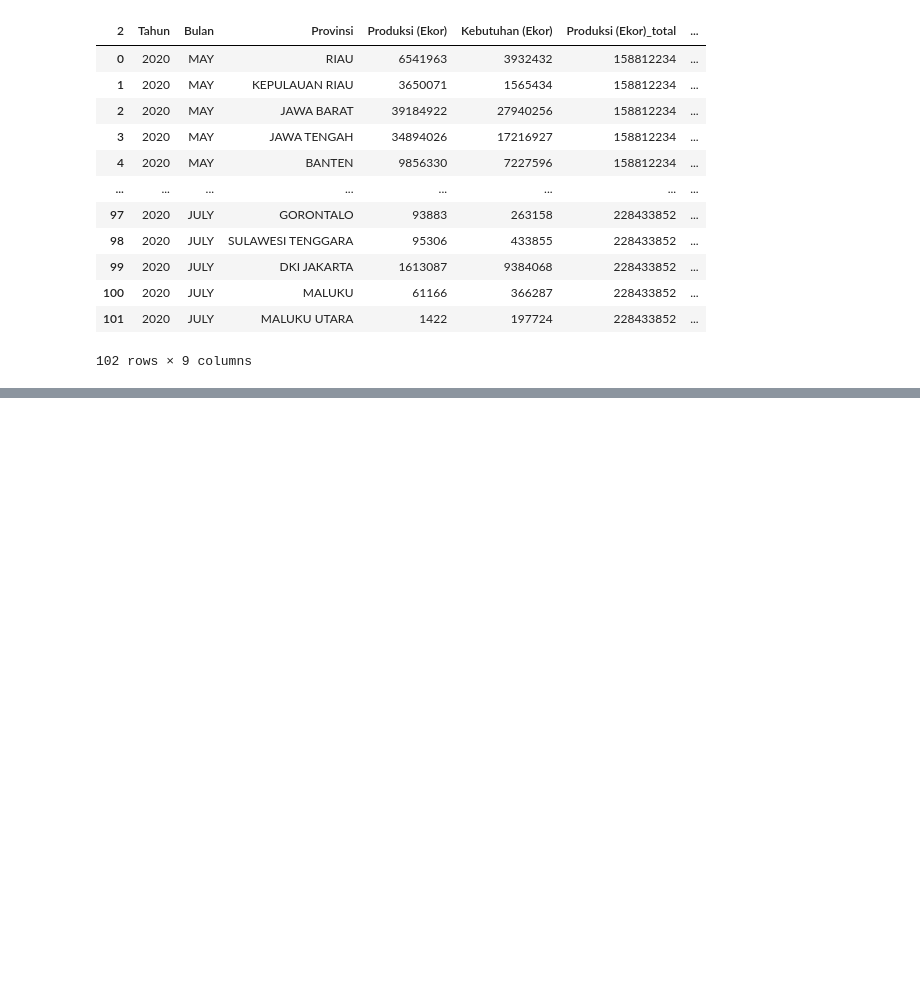
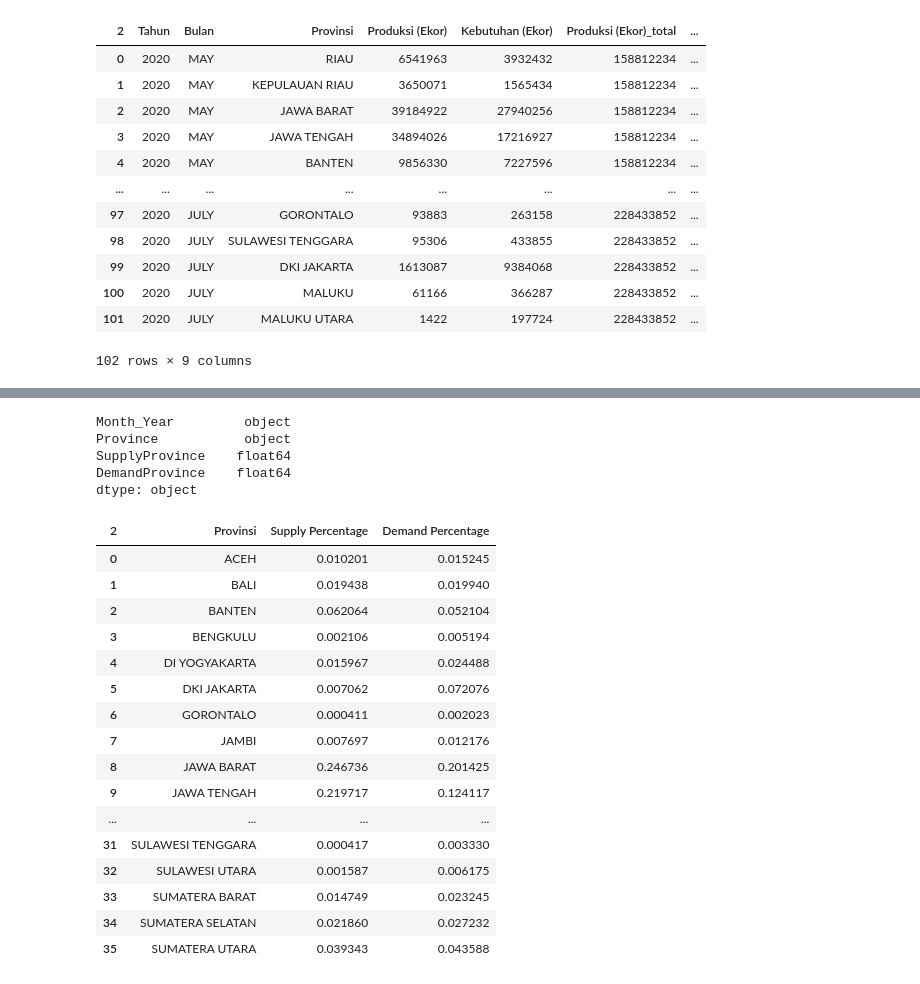
Before and after one commit to thisissteff/forecasting, a Jupyter notebook: SSandDD.ipynb, the cells around one changed output, grey strips where cells are left out. Drawn from its saved outputs; the diff is of its cells as text; code cells hidden in the pictures; blank space fills up the shorter version.

Commit message:
done demand and supply

```diff
--- a/SSandDD.ipynb
+++ b/SSandDD.ipynb
@@ -145,0 +128,29 @@ Name: Produksi (Ekor), dtype: int64
+# %%
+dfPercent = dfMay.groupby('Provinsi').agg({
+    'Supply Percentage': 'mean',
+    'Demand Percentage': 'mean'
+}).reset_index()
+
+breakdown = []
+
+# making the new dataset
+for index, national_row in df.iterrows():
+    for _, percent_row in dfPercent.iterrows():
+        supply_province = percent_row['Supply Percentage'] * national_row['Supply DOC (Tails)']
+        demand_province = percent_row['Demand Percentage'] * national_row['Demand DOC (Tails)']
+        breakdown.append({
+            'Month_Year': national_row['Month'],
+            'Province': percent_row['Provinsi'],
+            'SupplyProvince': supply_province,
+            'DemandProvince': demand_province
+        })
+
+# Convert breakdown list to DataFrame
+detailed_breakdown_df = pd.DataFrame(breakdown)
+
+# changing the supply and demand province to integer
+detailed_breakdown_df['SupplyProvince'] = detailed_breakdown_df['SupplyProvince'].astype(int)
+detailed_breakdown_df['DemandProvince'] = detailed_breakdown_df['DemandProvince'].astype(int)
+
+# Display the head of the new detailed DataFrame
+detailed_breakdown_df
@@ -145,0 +171,28 @@ Name: Produksi (Ekor), dtype: int64
+# %%
+detailed_breakdown_df.dtypes
+# %% [output]
+Month_Year         object
+Province           object
+SupplyProvince    float64
+DemandProvince    float64
+dtype: object
+# %%
+dfPercent
+# %% [output]
+| 2 | Provinsi | Supply Percentage | Demand Percentage |
+| 0 | ACEH | 0.010201 | 0.015245 |
+| 1 | BALI | 0.019438 | 0.019940 |
+| 2 | BANTEN | 0.062064 | 0.052104 |
+| 3 | BENGKULU | 0.002106 | 0.005194 |
+| 4 | DI YOGYAKARTA | 0.015967 | 0.024488 |
+| 5 | DKI JAKARTA | 0.007062 | 0.072076 |
+| 6 | GORONTALO | 0.000411 | 0.002023 |
+| 7 | JAMBI | 0.007697 | 0.012176 |
+| 8 | JAWA BARAT | 0.246736 | 0.201425 |
+| 9 | JAWA TENGAH | 0.219717 | 0.124117 |
+| ... | ... | ... | ... |
+| 31 | SULAWESI TENGGARA | 0.000417 | 0.003330 |
+| 32 | SULAWESI UTARA | 0.001587 | 0.006175 |
+| 33 | SUMATERA BARAT | 0.014749 | 0.023245 |
+| 34 | SUMATERA SELATAN | 0.021860 | 0.027232 |
+| 35 | SUMATERA UTARA | 0.039343 | 0.043588 |
```
Also changed, not shown: parts of 6 cells of this notebook, 1 other file.
